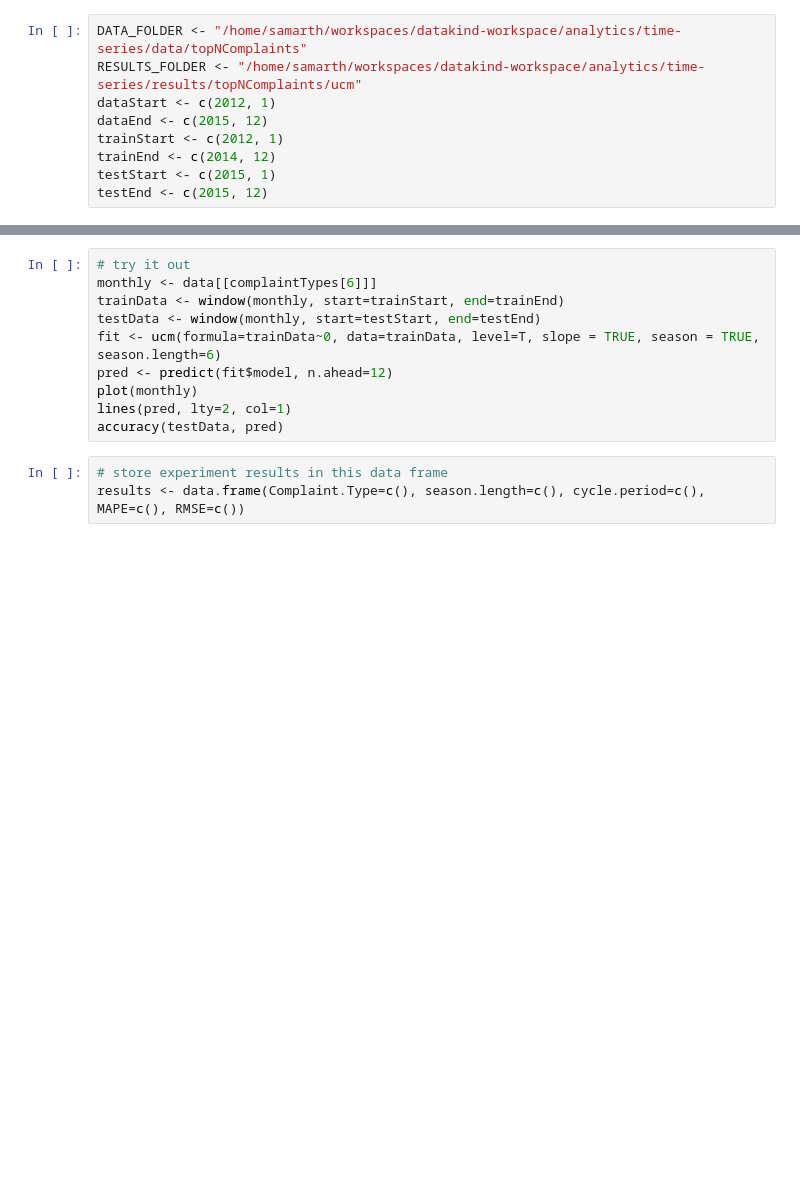
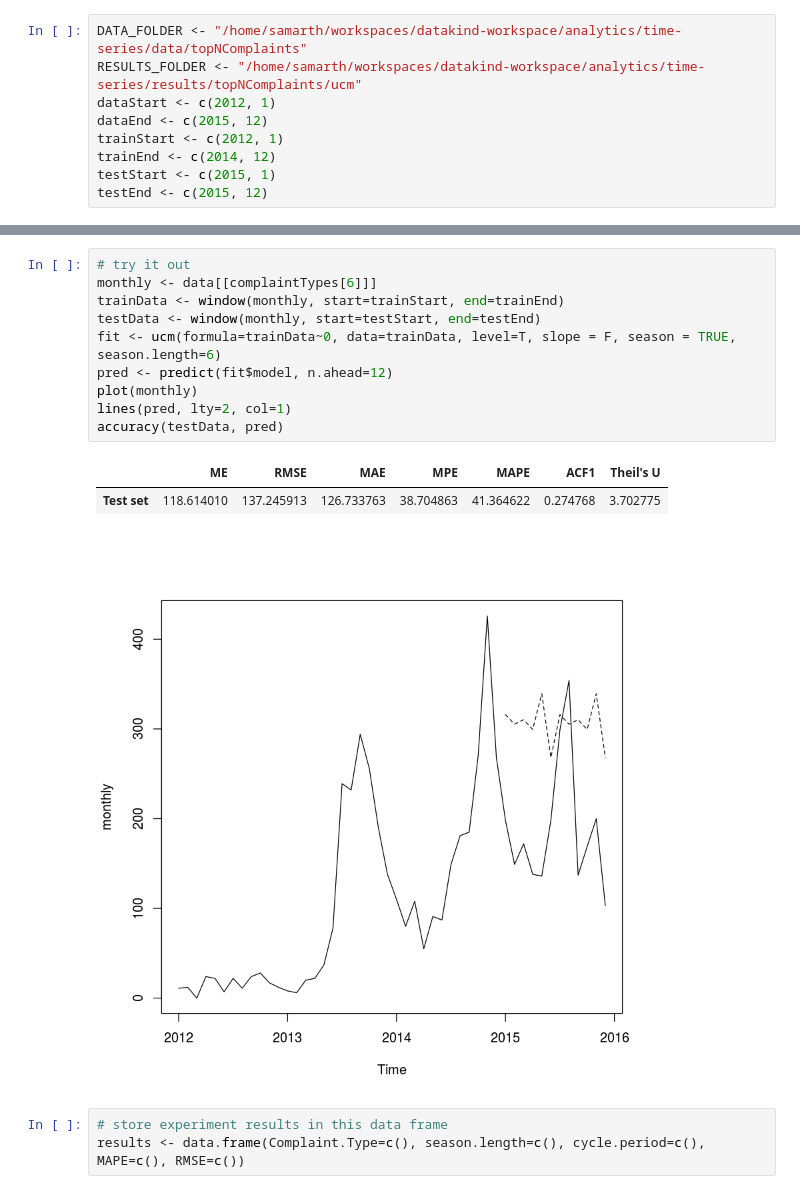
Before and after one commit to egovernments/egov-analytics, a Jupyter notebook: time-series/topNComplaints/ucm.ipynb, the cells around one changed output, grey strips where cells are left out. Cells and saved outputs as stored; diff of their text form; blank space fills up the shorter version.

```diff
--- a/time-series/topNComplaints/ucm.ipynb
+++ b/time-series/topNComplaints/ucm.ipynb
@@ -33,13 +57,17 @@ data[[complaintTypes[1]]]
 # %%
 # try it out
 monthly <- data[[complaintTypes[6]]]
 trainData <- window(monthly, start=trainStart, end=trainEnd)
 testData <- window(monthly, start=testStart, end=testEnd)
-fit <- ucm(formula=trainData~0, data=trainData, level=T, slope = TRUE, season = TRUE, season.length=6)
+fit <- ucm(formula=trainData~0, data=trainData, level=T, slope = F, season = TRUE, season.length=6)
 pred <- predict(fit$model, n.ahead=12)
 plot(monthly)
 lines(pred, lty=2, col=1)
 accuracy(testData, pred)
+# %% [output]
+|  | ME | RMSE | MAE | MPE | MAPE | ACF1 | Theil's U |
+| Test set | 118.614010 | 137.245913 | 126.733763 | 38.704863 | 41.364622 | 0.274768 | 3.702775 |
+[figure, added]
 # %%
 # store experiment results in this data frame
 results <- data.frame(Complaint.Type=c(), season.length=c(), cycle.period=c(), MAPE=c(), RMSE=c())
```
Also changed, not shown: parts of 4 cells of this notebook.
